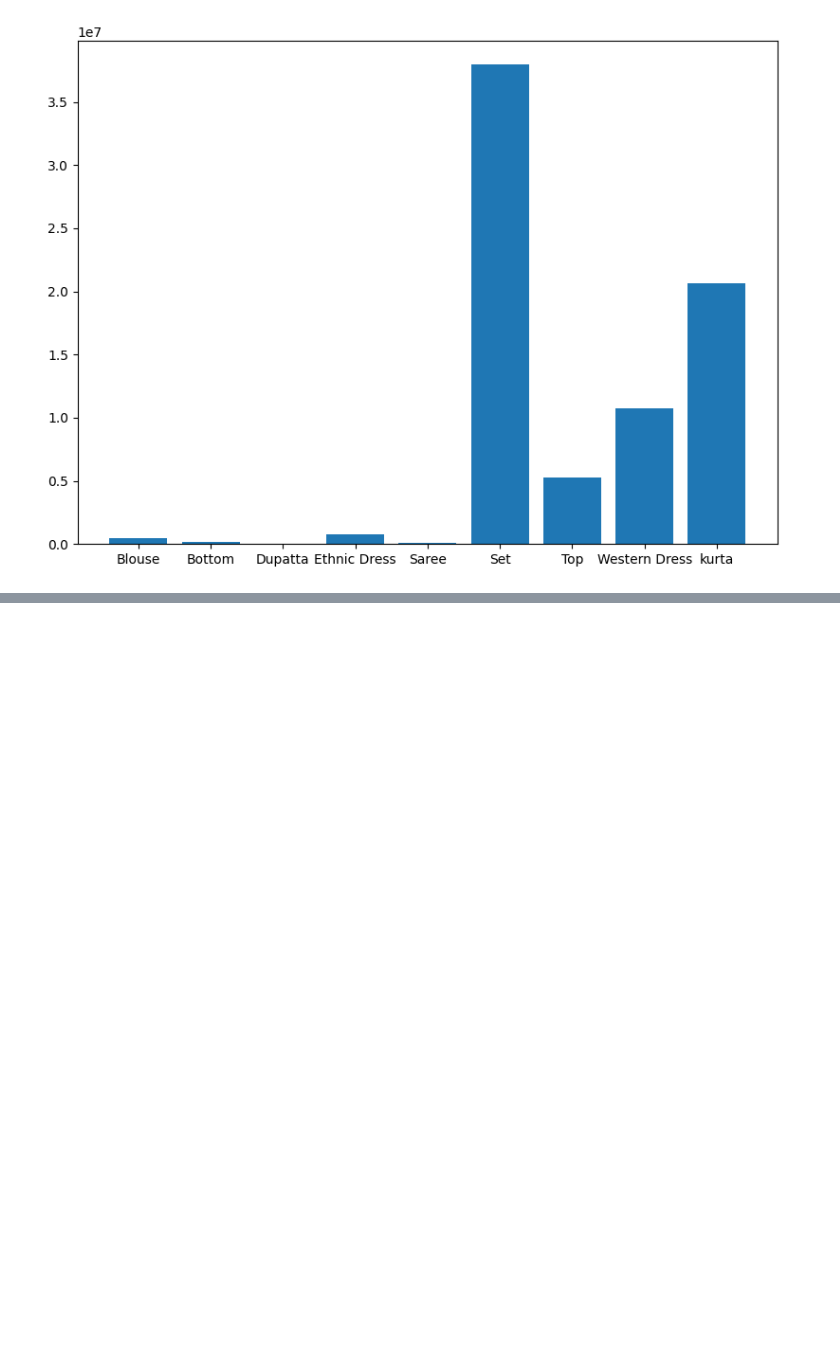
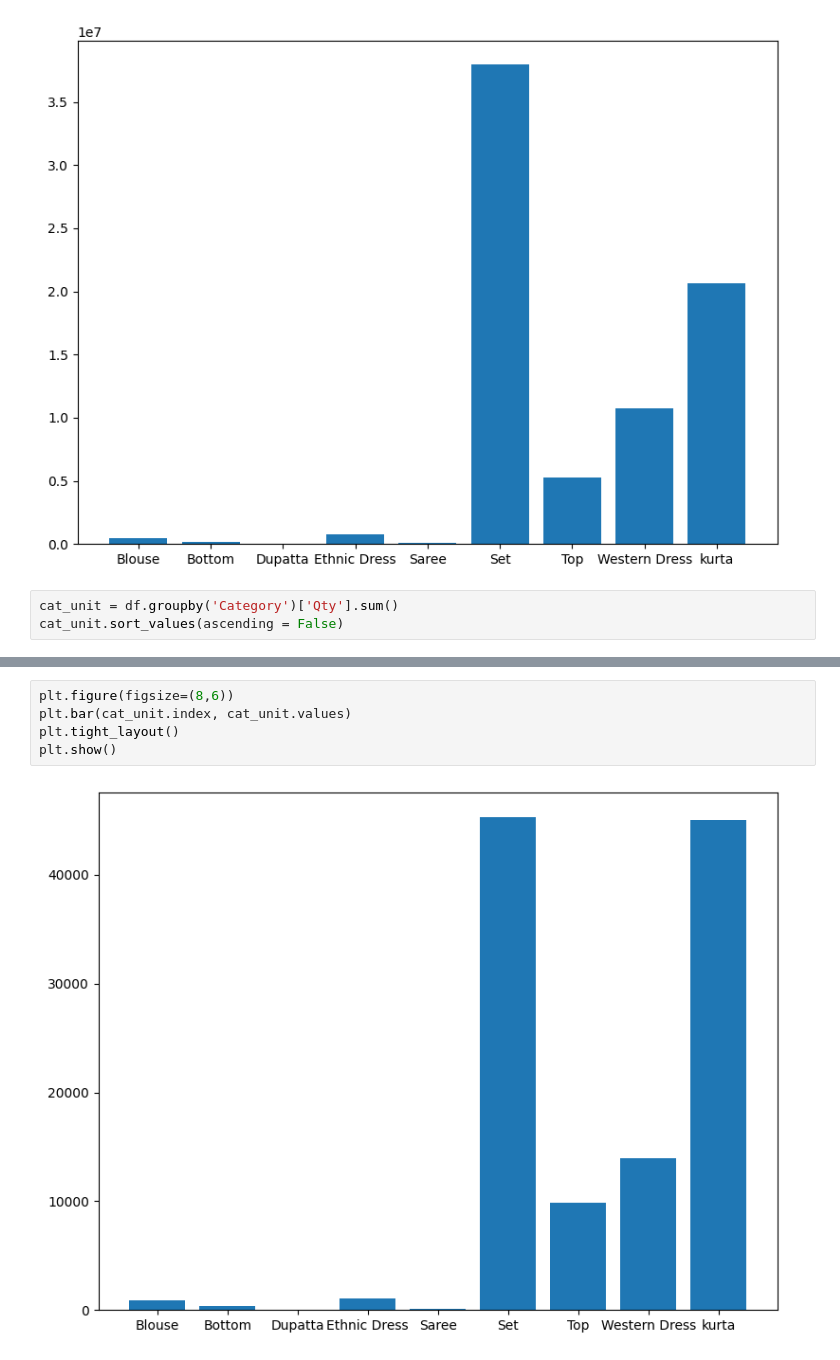
Before and after one commit to Dumb00heavycoder/E-commerce-sales-Analytics-, a Jupyter notebook: Analysis.ipynb, the cells around one changed output, grey strips where cells are left out. Saved outputs shown, nothing was run; the diff lists cells and outputs as text; blank space fills up the shorter version.

Commit message:
category analysis

```diff
--- a/Analysis.ipynb
+++ b/Analysis.ipynb
@@ -195,3 +195,6 @@ plt.tight_layout()
 plt.show()
 # %% [output]
 [figure]
+# %%
+cat_unit = df.groupby('Category')['Qty'].sum()
+cat_unit.sort_values(ascending = False)
@@ -197,0 +213,7 @@ plt.show()
+# %%
+plt.figure(figsize=(8,6))
+plt.bar(cat_unit.index, cat_unit.values)
+plt.tight_layout()
+plt.show()
+# %% [output]
+[figure, added]
```
Also changed, not shown: parts of 2 cells of this notebook.
